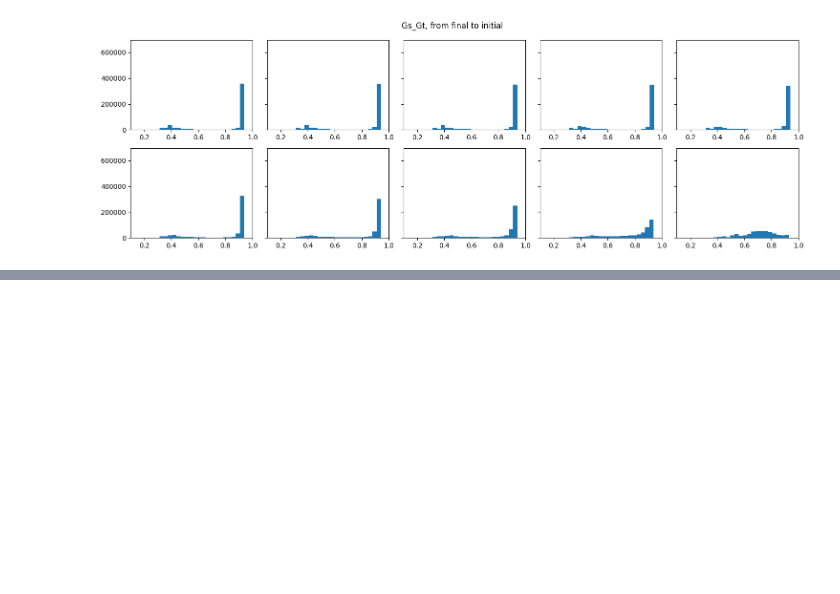
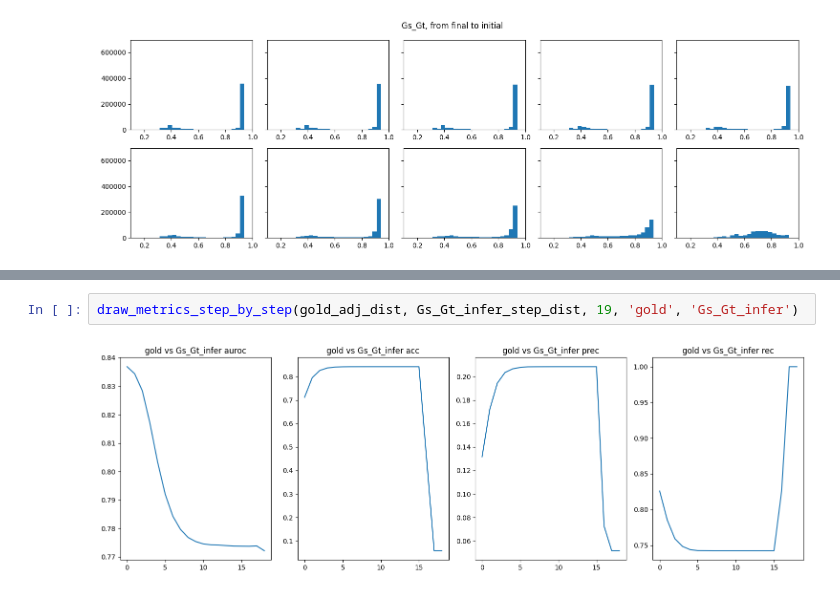
Before and after one commit to LspongebobJH/DiGress, a Jupyter notebook: notebooks/protein2.ipynb, the cells around one changed output, grey strips where cells are left out. Drawn from its saved outputs; the diff is of its cells as text; blank space fills up the shorter version.

```diff
--- a/notebooks/protein2.ipynb
+++ b/notebooks/protein2.ipynb
@@ -92,0 +150,4 @@ draw_step_dist(Gs_Gt_infer_step_dist, 'Gs_Gt_infer', x_range=[0, 1])
+# %%
+draw_metrics_step_by_step(gold_adj_dist, Gs_Gt_infer_step_dist, 19, 'gold', 'Gs_Gt_infer')
+# %% [output]
+[figure, added]
```
Also changed, not shown: parts of 28 cells of this notebook, 4 other files.
